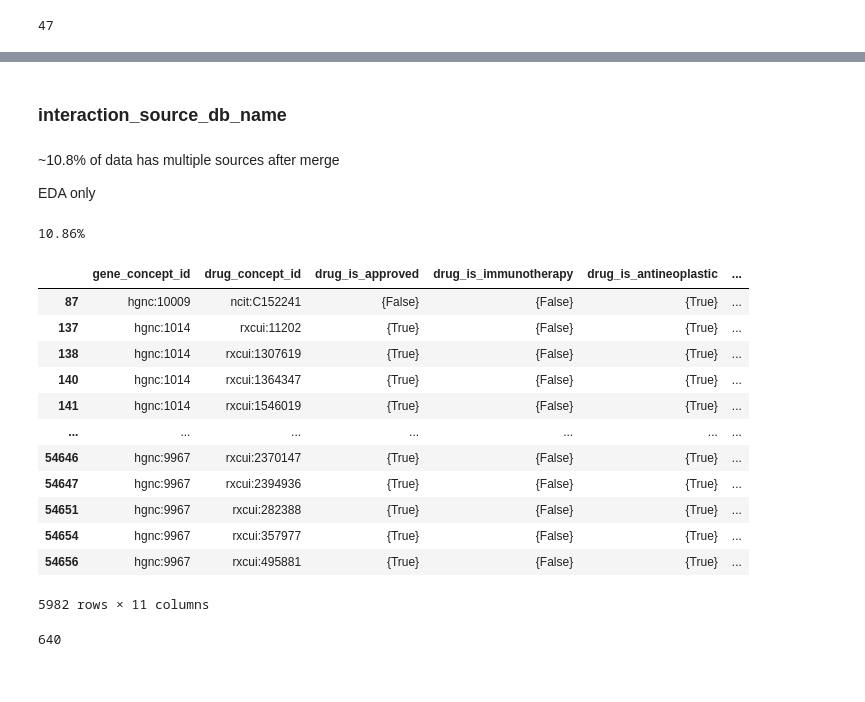
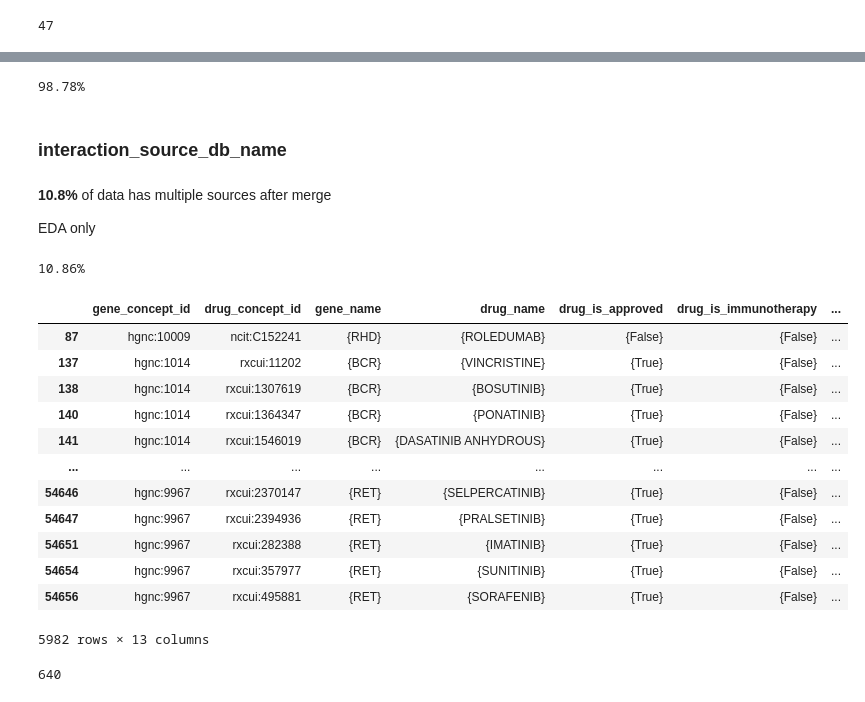
Before and after one commit to NCATSTranslator/translator-ingests, a Jupyter notebook: src/translator_ingest/ingests/dgidb/dgidb-eda.ipynb, the cells around one changed output, grey strips where cells are left out. Drawn from its saved outputs; the diff is of its cells as text; code cells hidden in the pictures.

```diff
--- a/src/translator_ingest/ingests/dgidb/dgidb-eda.ipynb
+++ b/src/translator_ingest/ingests/dgidb/dgidb-eda.ipynb
@@ -591,30 +728,37 @@ Name: count, dtype: int64
+# %%
+rows_with_plain = merge1_multi_types[merge1_multi_types["interaction_types"].str.contains("NULL|other")].copy()
+
+
+print(f"{rows_with_plain.shape[0] / merge1_multi_types.shape[0]:.2%}")
+# %% [output]
+98.78%
 # %% [markdown]
 ### interaction_source_db_name
 # %% [markdown]
-~10.8% of data has multiple sources after merge
+**10.8%** of data has multiple sources after merge
 
 EDA only
 # %%
-df_multi_sources = df_merge[df_merge["interaction_source_db_name"].map(len) > 1].copy()
+# merge1_multi_sources = merge1[merge1["interaction_source_db_name"].map(len) > 1].copy()
 
-print(f"{df_multi_sources.shape[0] / df_merge.shape[0]:.2%}")
+# print(f"{merge1_multi_sources.shape[0] / merge1.shape[0]:.2%}")
 
-df_multi_sources
+# merge1_multi_sources
 # %% [output]
 10.86%
-|  | gene_concept_id | drug_concept_id | drug_is_approved | drug_is_immunotherapy | drug_is_antineoplastic | ... |
-| 87 | hgnc:10009 | ncit:C152241 | {False} | {False} | {True} | ... |
-| 137 | hgnc:1014 | rxcui:11202 | {True} | {False} | {True} | ... |
-| 138 | hgnc:1014 | rxcui:1307619 | {True} | {False} | {True} | ... |
-| 140 | hgnc:1014 | rxcui:1364347 | {True} | {False} | {True} | ... |
-| 141 | hgnc:1014 | rxcui:1546019 | {True} | {False} | {True} | ... |
-| ... | ... | ... | ... | ... | ... | ... |
-| 54646 | hgnc:9967 | rxcui:2370147 | {True} | {False} | {True} | ... |
-| 54647 | hgnc:9967 | rxcui:2394936 | {True} | {False} | {True} | ... |
-| 54651 | hgnc:9967 | rxcui:282388 | {True} | {False} | {True} | ... |
-| 54654 | hgnc:9967 | rxcui:357977 | {True} | {False} | {True} | ... |
-| 54656 | hgnc:9967 | rxcui:495881 | {True} | {False} | {True} | ... |
+|  | gene_concept_id | drug_concept_id | gene_name | drug_name | drug_is_approved | drug_is_immunotherapy | ... |
+| 87 | hgnc:10009 | ncit:C152241 | {RHD} | {ROLEDUMAB} | {False} | {False} | ... |
+| 137 | hgnc:1014 | rxcui:11202 | {BCR} | {VINCRISTINE} | {True} | {False} | ... |
+| 138 | hgnc:1014 | rxcui:1307619 | {BCR} | {BOSUTINIB} | {True} | {False} | ... |
+| 140 | hgnc:1014 | rxcui:1364347 | {BCR} | {PONATINIB} | {True} | {False} | ... |
+| 141 | hgnc:1014 | rxcui:1546019 | {BCR} | {DASATINIB ANHYDROUS} | {True} | {False} | ... |
+| ... | ... | ... | ... | ... | ... | ... | ... |
+| 54646 | hgnc:9967 | rxcui:2370147 | {RET} | {SELPERCATINIB} | {True} | {False} | ... |
+| 54647 | hgnc:9967 | rxcui:2394936 | {RET} | {PRALSETINIB} | {True} | {False} | ... |
+| 54651 | hgnc:9967 | rxcui:282388 | {RET} | {IMATINIB} | {True} | {False} | ... |
+| 54654 | hgnc:9967 | rxcui:357977 | {RET} | {SUNITINIB} | {True} | {False} | ... |
+| 54656 | hgnc:9967 | rxcui:495881 | {RET} | {SORAFENIB} | {True} | {False} | ... |
-5982 rows × 11 columns
+5982 rows × 13 columns
 # %%
 # SORT values first - so the sets are ideally unique beforehand
 
```
Also changed, not shown: parts of 91 cells of this notebook.
